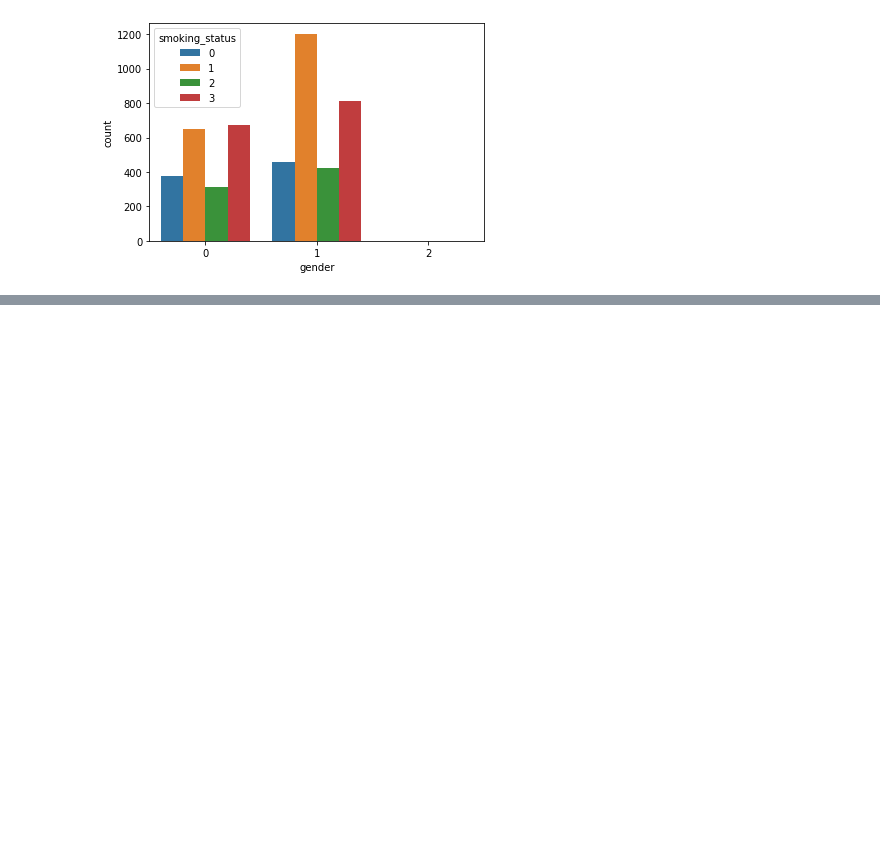
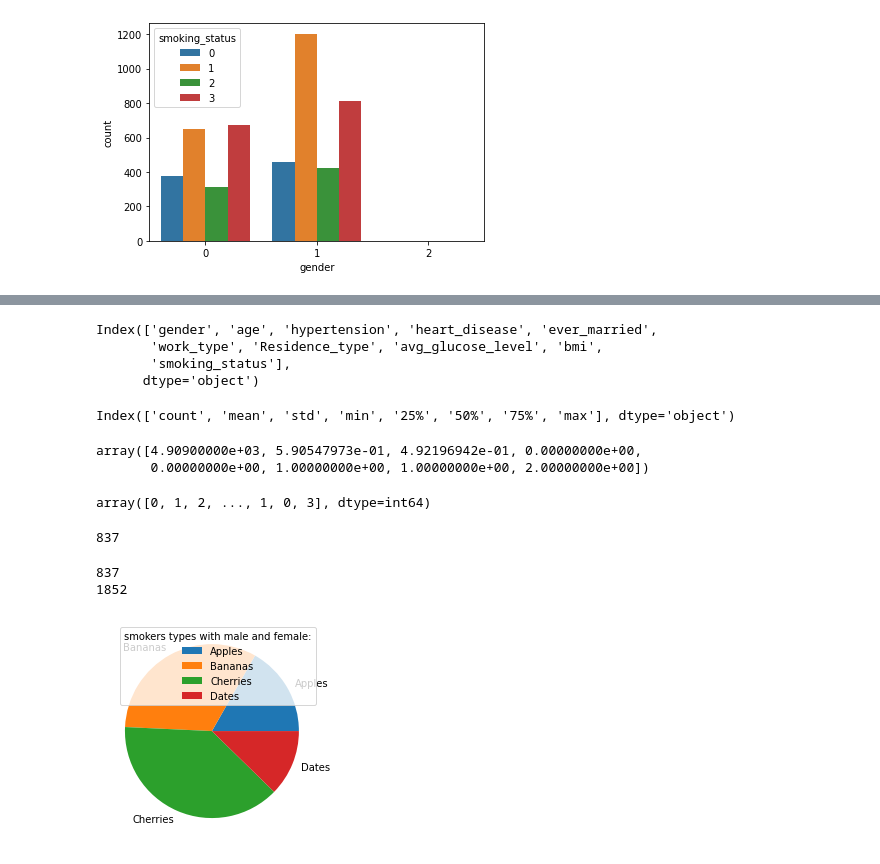
Before and after one commit to sairamdgr8/Stroke-predictions-Streamlit-Deployment, a Jupyter notebook: healthcare-stroke-prediction.ipynb, the cells around one changed output, grey strips where cells are left out. Drawn from its saved outputs; the diff is of its cells as text; code cells hidden in the pictures; blank space fills up the shorter version.

```diff
--- a/healthcare-stroke-prediction.ipynb
+++ b/healthcare-stroke-prediction.ipynb
@@ -288,0 +342,43 @@ sns.countplot(hue='smoking_status',x='gender',data=df)
+# %%
+df_info.columns[1:-1]
+# %% [output]
+Index(['gender', 'age', 'hypertension', 'heart_disease', 'ever_married',
+       'work_type', 'Residence_type', 'avg_glucose_level', 'bmi',
+       'smoking_status'],
+      dtype='object')
+# %%
+df_info.index
+# %% [output]
+Index(['count', 'mean', 'std', 'min', '25%', '50%', '75%', 'max'], dtype='object')
+# %%
+df_info.gender.values
+# %% [output]
+array([4.90900000e+03, 5.90547973e-01, 4.92196942e-01, 0.00000000e+00,
+       0.00000000e+00, 1.00000000e+00, 1.00000000e+00, 2.00000000e+00])
+# %%
+df.smoking_status.values
+# %% [output]
+array([0, 1, 2, ..., 1, 0, 3], dtype=int64)
+# %%
+v=df[df['smoking_status']==0].count()
+v.values[0]
+# %% [output]
+837
+# %%
+print(df[df['smoking_status']==0].count().values[0])
+print(df[df['smoking_status']==1].count().values[0])
+# %% [output]
+837
+1852
+# %%
+import matplotlib.pyplot as plt
+import numpy as np
+
+y = np.array([34,66,78,25])
+mylabels = ["Apples", "Bananas", "Cherries", "Dates"]
+
+plt.pie(y, labels = mylabels)
+plt.legend(title = "smokers types with male and female:")
+plt.show()
+# %% [output]
+[figure, added]
```
Also changed, not shown: parts of 15 cells of this notebook.
